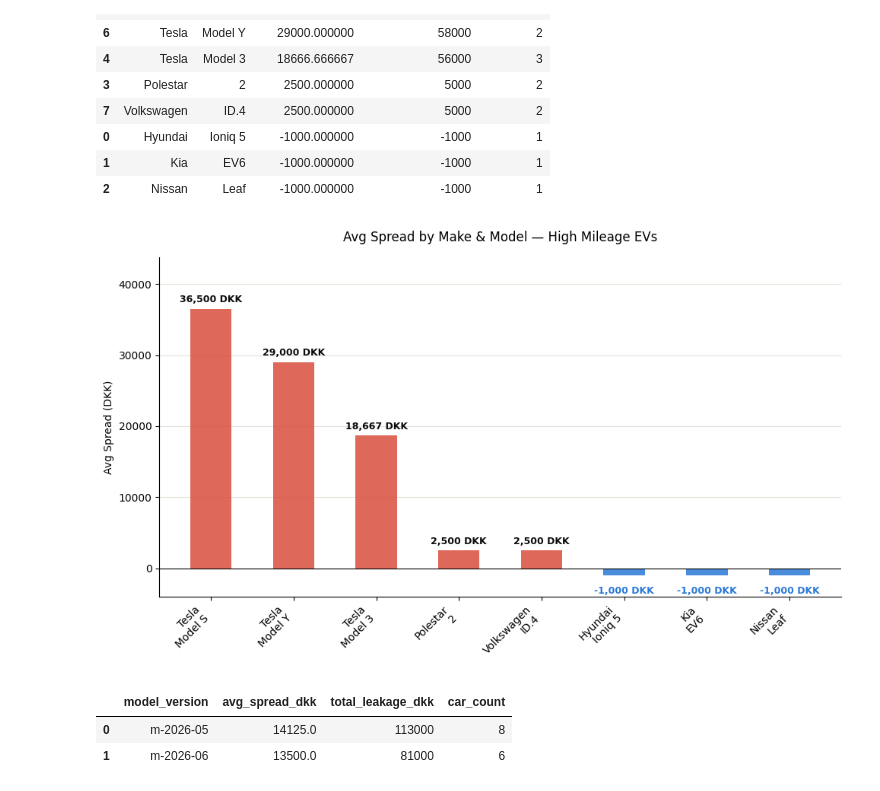
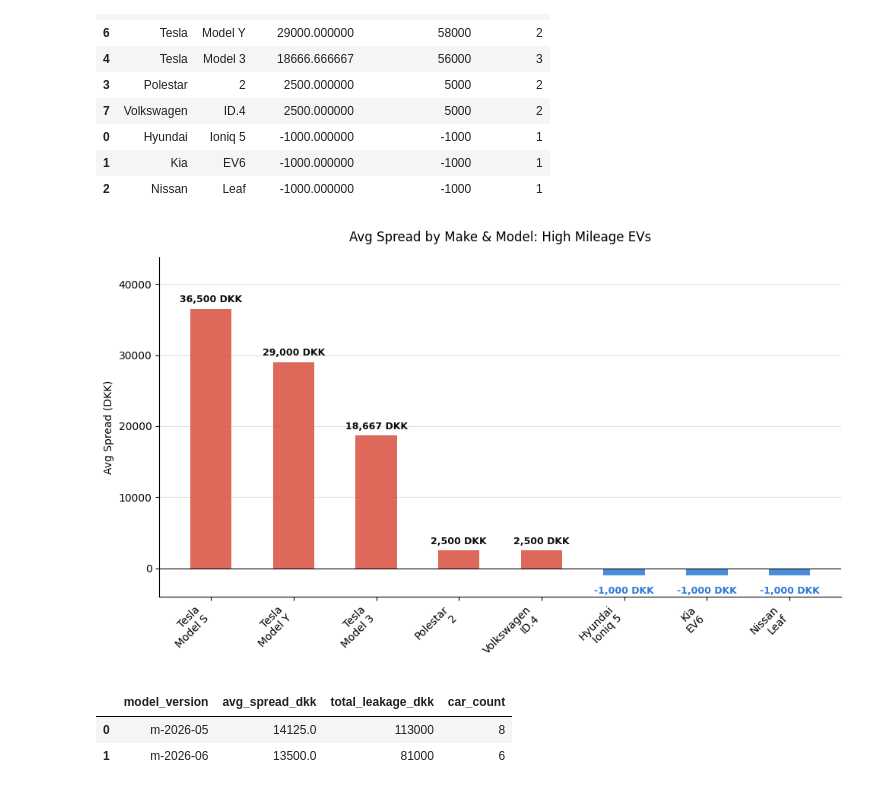
Before and after one commit to Yassdata/portfolio-website, a Jupyter notebook: public/projects/ev-pricing-investigation/analysis.ipynb, the cells around one changed output. Cells and saved outputs as stored; diff of their text form; code cells hidden in the pictures.

```diff
--- a/public/projects/ev-pricing-investigation/analysis.ipynb
+++ b/public/projects/ev-pricing-investigation/analysis.ipynb
@@ -342,35 +342,35 @@ bars = ax.bar(labels, values, color=colors, width=0.5, alpha=0.85)
 for bar in bars:
     val = bar.get_height()
     if val >= 0:
         ax.text(
             bar.get_x() + bar.get_width() / 2,
             val + 600,
             f'{val:,.0f} DKK',
             ha='center', va='bottom',
             fontsize=9, fontweight='bold', color='#0b0b0b'
         )
     else:
         ax.text(
             bar.get_x() + bar.get_width() / 2,
             -2500,
             f'{val:,.0f} DKK',
             ha='center', va='top',
             fontsize=9, fontweight='bold', color='#2a78d6'
         )
 
-ax.set_title('Avg Spread by Make & Model — High Mileage EVs', pad=15)
+ax.set_title('Avg Spread by Make & Model: High Mileage EVs', pad=15)
 ax.set_ylabel('Avg Spread (DKK)')
 ax.set_xlabel('')
 ax.set_ylim(-4000, make_model_comparison['avg_spread_dkk'].max() * 1.2)
 ax.axhline(0, color='black', linewidth=0.8)
 ax.spines[['top', 'right']].set_visible(False)
 ax.grid(axis='y', color='#e1e0d9', linewidth=0.8, zorder=0)
 ax.set_axisbelow(True)
 plt.xticks(rotation=45, ha='right')
 plt.tight_layout()
 plt.show()
 # %% [output]
-[figure, old version]
+[figure, new version]
 # %%
 model_version_comparison = (
     ev_df[ev_df['mileage_band'] == 'High Mileage']
```
Also changed, not shown: parts of 9 cells of this notebook, 17 other files.
